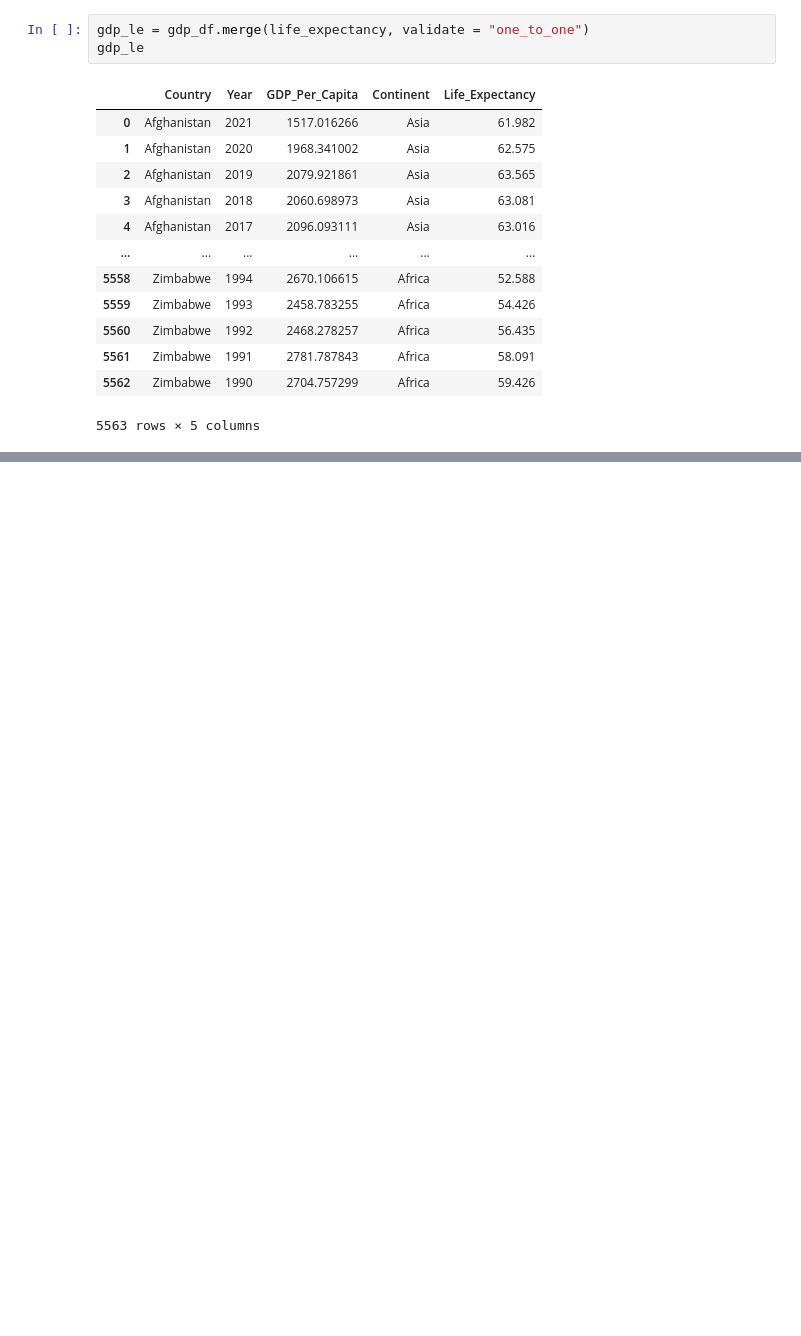
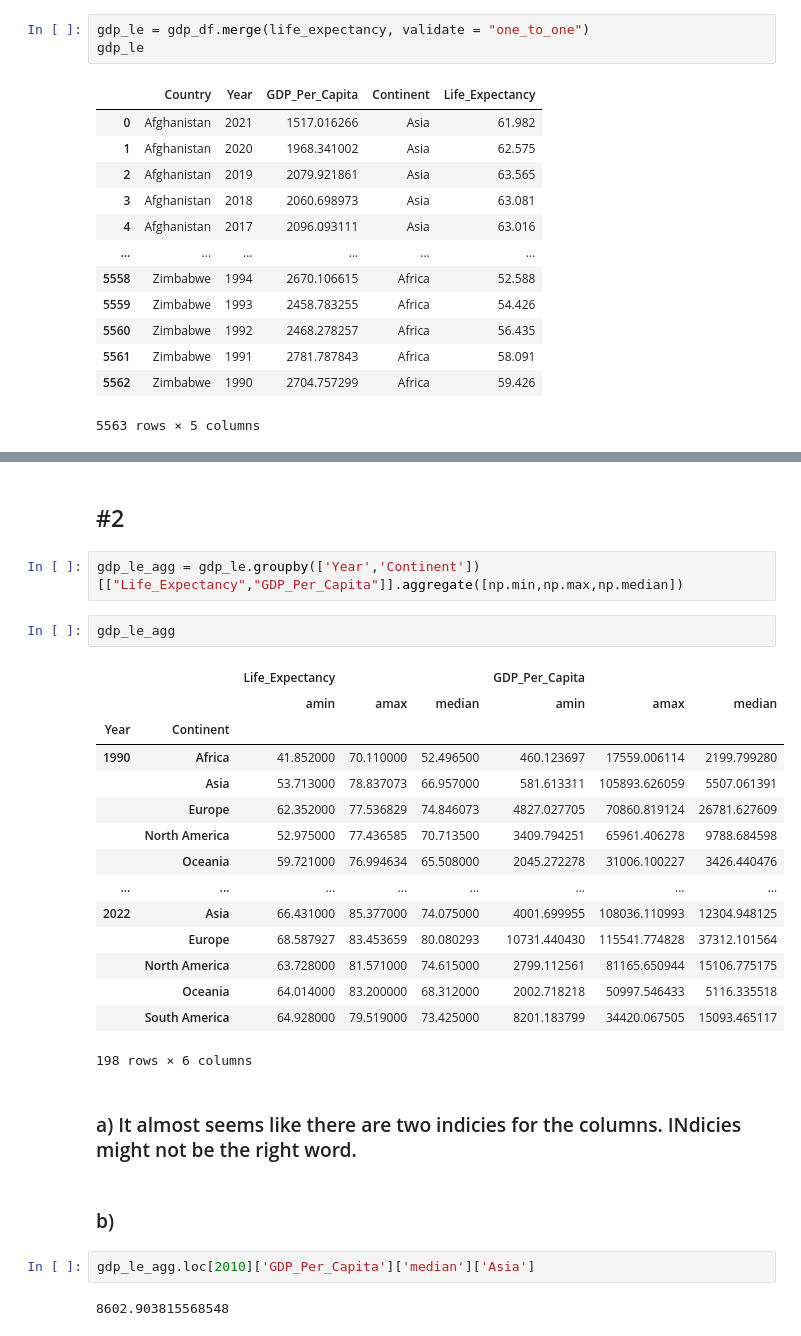
Before and after one commit to nss-data-science-cohort-8/un-exploration-ThomasDavis4757, a Jupyter notebook: Notebooks/UN_Data_Exploration.ipynb, the cells around one changed output, grey strips where cells are left out. Saved outputs shown, nothing was run; the diff lists cells and outputs as text; blank space fills up the shorter version.

```diff
--- a/Notebooks/UN_Data_Exploration.ipynb
+++ b/Notebooks/UN_Data_Exploration.ipynb
@@ -750,0 +847,30 @@ plt.scatter(gdp_le_2021["Life_Expectancy"],gdp_le_2021["GDP_log"])
+# %% [markdown]
+## #2
+# %%
+gdp_le_agg = gdp_le.groupby(['Year','Continent'])[["Life_Expectancy","GDP_Per_Capita"]].aggregate([np.min,np.max,np.median])
+# %%
+gdp_le_agg
+# %% [output]
+|  |  | Life_Expectancy |  |  | GDP_Per_Capita |  |  |
+|  |  | amin | amax | median | amin | amax | median |
+| Year | Continent |  |  |  |  |  |  |
+| 1990 | Africa | 41.852000 | 70.110000 | 52.496500 | 460.123697 | 17559.006114 | 2199.799280 |
+|  | Asia | 53.713000 | 78.837073 | 66.957000 | 581.613311 | 105893.626059 | 5507.061391 |
+|  | Europe | 62.352000 | 77.536829 | 74.846073 | 4827.027705 | 70860.819124 | 26781.627609 |
+|  | North America | 52.975000 | 77.436585 | 70.713500 | 3409.794251 | 65961.406278 | 9788.684598 |
+|  | Oceania | 59.721000 | 76.994634 | 65.508000 | 2045.272278 | 31006.100227 | 3426.440476 |
+| ... | ... | ... | ... | ... | ... | ... | ... |
+| 2022 | Asia | 66.431000 | 85.377000 | 74.075000 | 4001.699955 | 108036.110993 | 12304.948125 |
+|  | Europe | 68.587927 | 83.453659 | 80.080293 | 10731.440430 | 115541.774828 | 37312.101564 |
+|  | North America | 63.728000 | 81.571000 | 74.615000 | 2799.112561 | 81165.650944 | 15106.775175 |
+|  | Oceania | 64.014000 | 83.200000 | 68.312000 | 2002.718218 | 50997.546433 | 5116.335518 |
+|  | South America | 64.928000 | 79.519000 | 73.425000 | 8201.183799 | 34420.067505 | 15093.465117 |
+198 rows × 6 columns
+# %% [markdown]
+### a) It almost seems like there are two indicies for the columns. INdicies might not be the right word.
+# %% [markdown]
+### b)
+# %%
+gdp_le_agg.loc[2010]['GDP_Per_Capita']['median']['Asia']
+# %% [output]
+8602.903815568548
```
Also changed, not shown: parts of 67 cells of this notebook.
